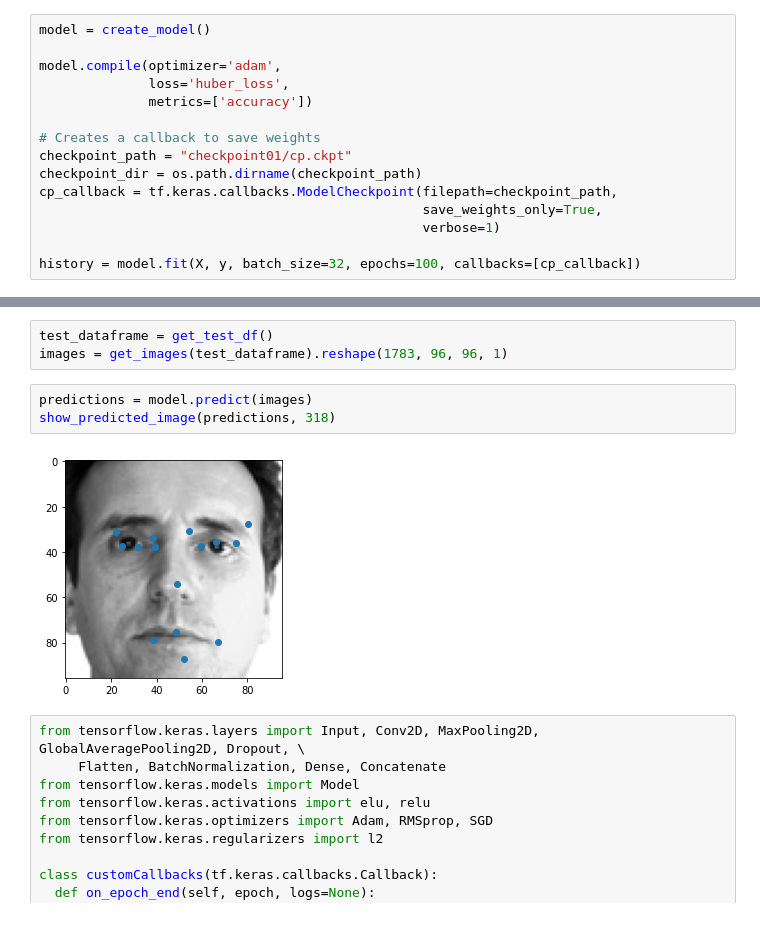
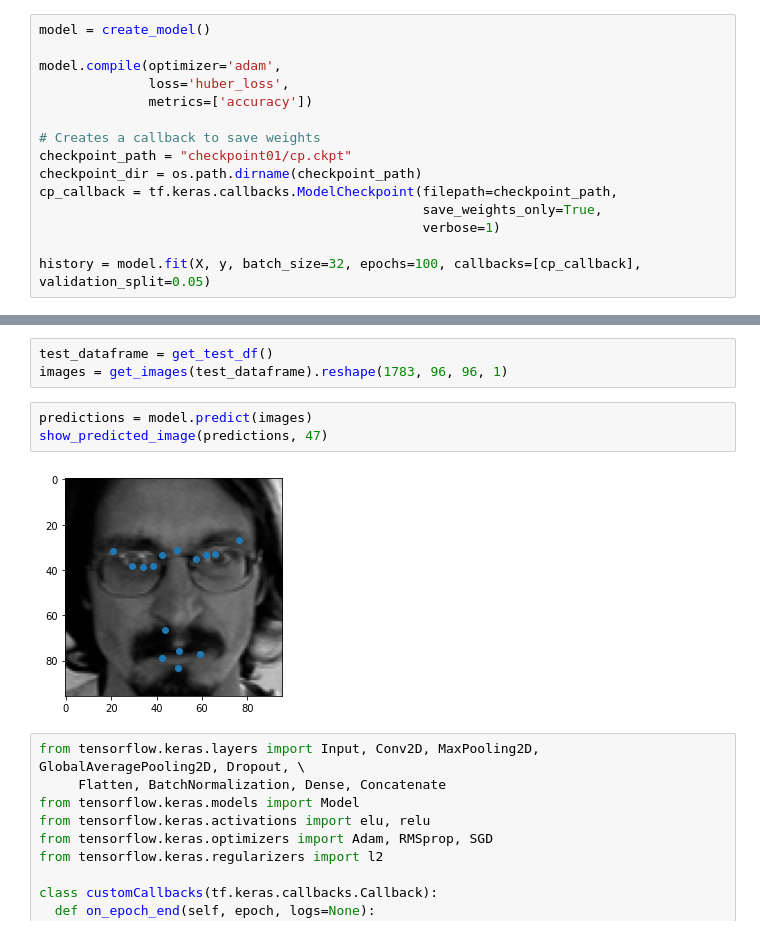
Before and after one commit to eltonsst/VCS, a Jupyter notebook: models/WestGateInceptionNetwork.ipynb, the cells around one changed output, grey strips where cells are left out. Saved outputs shown, nothing was run; the diff lists cells and outputs as text.

```diff
--- a/models/WestGateInceptionNetwork.ipynb
+++ b/models/WestGateInceptionNetwork.ipynb
@@ -204,7 +204,7 @@ cp_callback = tf.keras.callbacks.ModelCheckpoint(filepath=checkpoint_path,
                                                  save_weights_only=True,
                                                  verbose=1)
 
-history = model.fit(X, y, batch_size=32, epochs=100, callbacks=[cp_callback])
+history = model.fit(X, y, batch_size=32, epochs=100, callbacks=[cp_callback], validation_split=0.05)
 # %% [output]
 Epoch 1/100
 Epoch 00001: saving model to checkpoint01/cp.ckpt
@@ -238,9 +238,9 @@ test_dataframe = get_test_df()
 images = get_images(test_dataframe).reshape(1783, 96, 96, 1)
 # %%
 predictions = model.predict(images)
-show_predicted_image(predictions, 318)
+show_predicted_image(predictions, 47)
 # %% [output]
-[figure, old version]
+[figure, new version]
 # %%
 from tensorflow.keras.layers import Input, Conv2D, MaxPooling2D, GlobalAveragePooling2D, Dropout, \
      Flatten, BatchNormalization, Dense, Concatenate
```
Also changed, not shown: parts of 7 cells of this notebook, 2 other files.
